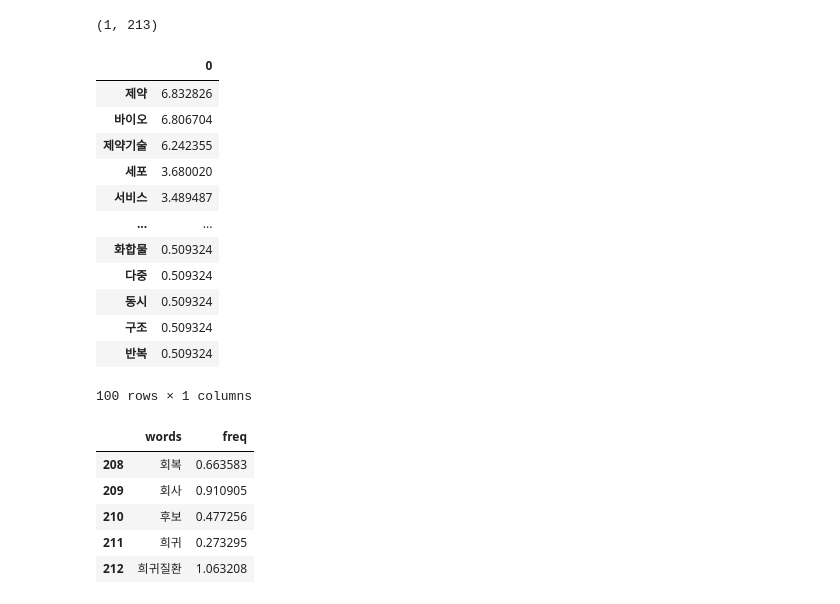
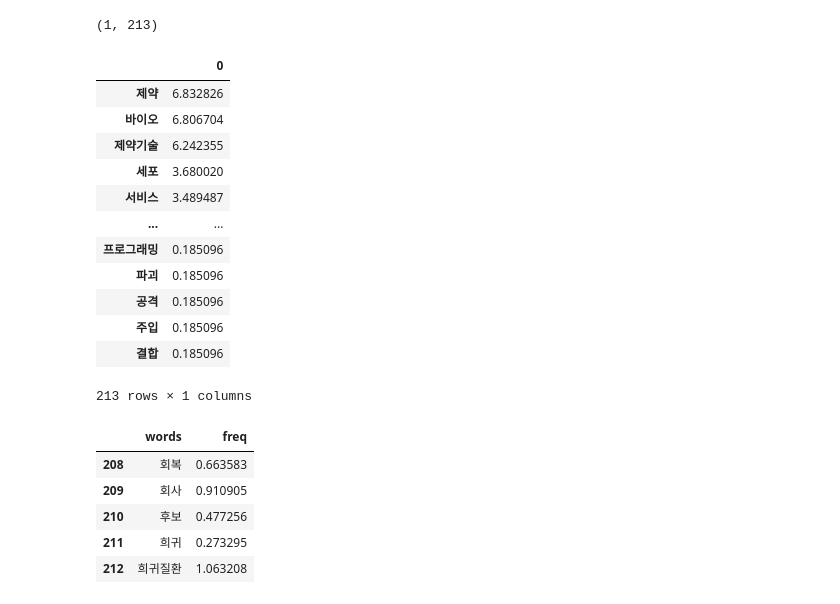
Before and after one commit to MonicaKim89/Mega_Trend, a Jupyter notebook: for projects/[0214] network.ipynb, the cells around one changed output. Cells and saved outputs as stored; diff of their text form; code cells hidden in the pictures.

```diff
--- a/for projects/[0214] network.ipynb
+++ b/for projects/[0214] network.ipynb
@@ -227,21 +230,21 @@ print(df_freq.shape)
 (1, 213)
 # %%
 # 행과 열의 축을 T로 바꿔주고 빈도수로 정렬합니다.
-df_freq.T.sort_values(by=0, ascending=False).head(100)
+df_freq.T.sort_values(by=0, ascending=False)
 # %% [output]
 |  | 0 |
 | 제약 | 6.832826 |
 | 바이오 | 6.806704 |
 | 제약기술 | 6.242355 |
 | 세포 | 3.680020 |
 | 서비스 | 3.489487 |
 | ... | ... |
-| 화합물 | 0.509324 |
-| 다중 | 0.509324 |
-| 동시 | 0.509324 |
-| 구조 | 0.509324 |
-| 반복 | 0.509324 |
+| 프로그래밍 | 0.185096 |
+| 파괴 | 0.185096 |
+| 공격 | 0.185096 |
+| 주입 | 0.185096 |
+| 결합 | 0.185096 |
-100 rows × 1 columns
+213 rows × 1 columns
 # %%
 # ["course", "freq"] 라는 컬럼명을 주어 위에서 만든 데이터프레임을 변환합니다.
 df_freq_T = df_freq.T.reset_index()
```
Also changed, not shown: parts of 9 cells of this notebook.
